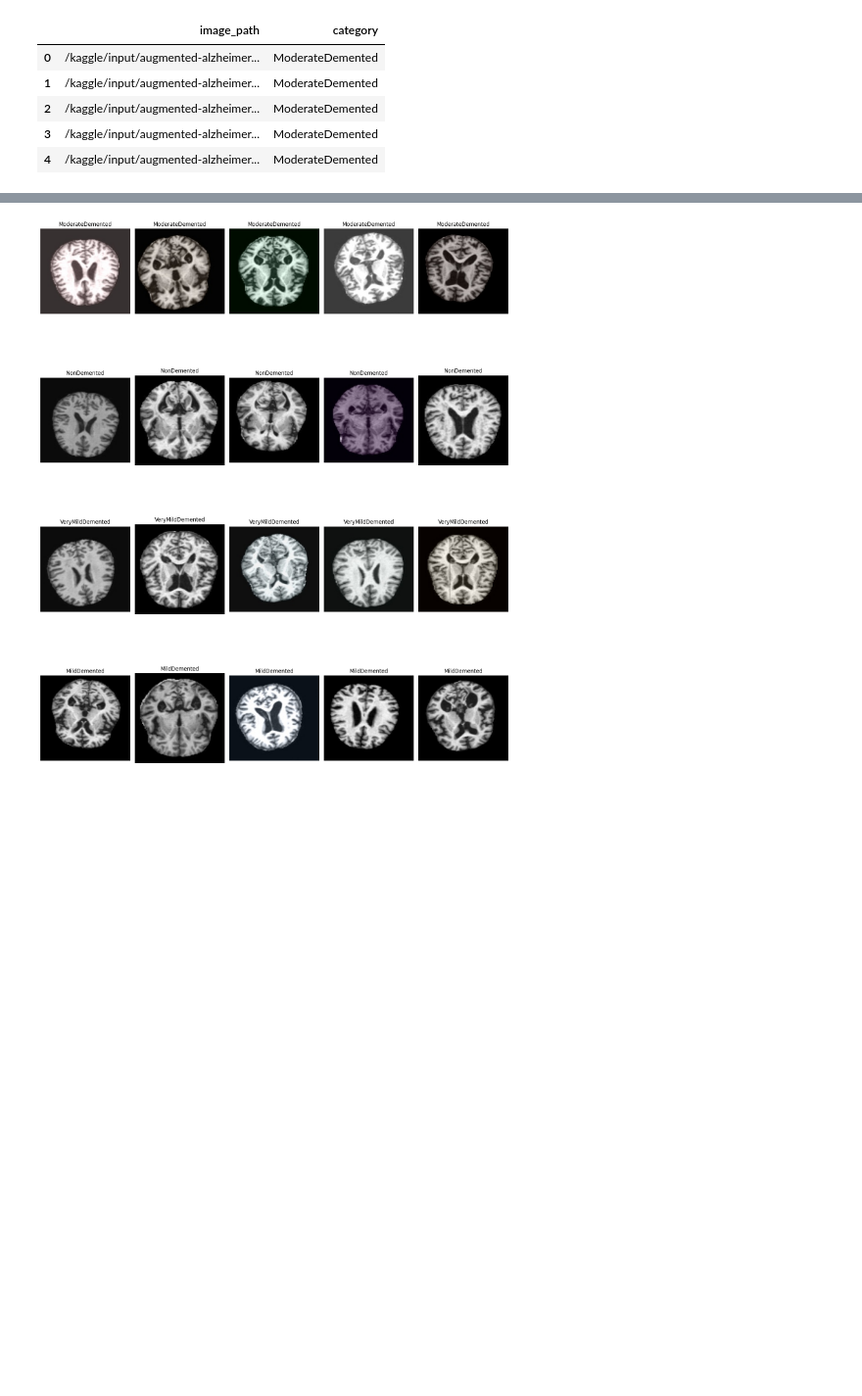
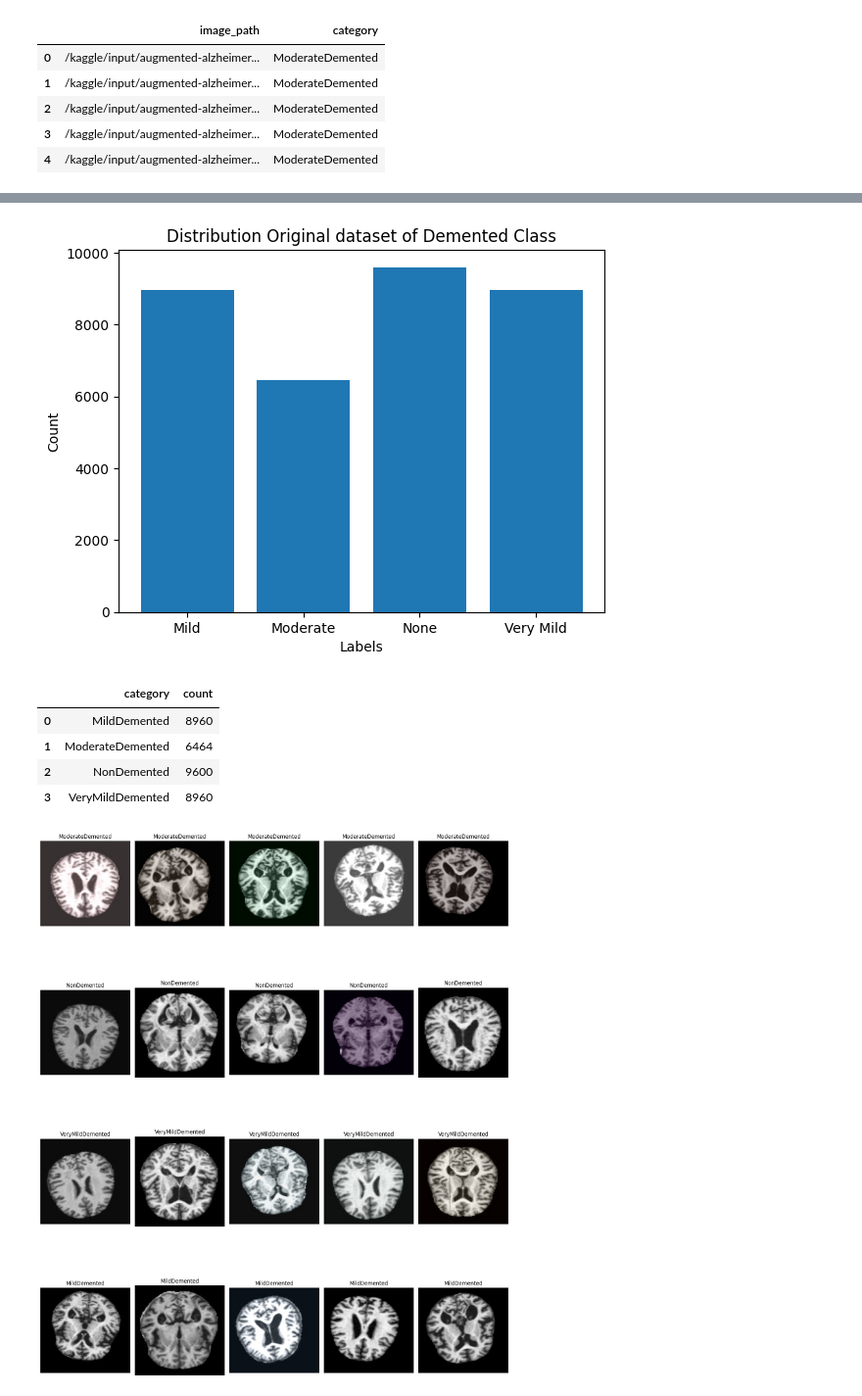
Before and after one commit to genandlam/kaggle-alzheimer-mri, a Jupyter notebook: augmented-alzheimer-mri.ipynb, the cells around one changed output, grey strips where cells are left out. Shown at 98% size. Drawn from its saved outputs; the diff is of its cells as text; code cells hidden in the pictures; blank space fills up the shorter version.

```diff
--- a/augmented-alzheimer-mri.ipynb
+++ b/augmented-alzheimer-mri.ipynb
@@ -148,3 +132,13 @@ graph_o
+# %%
+graph_o =  plot_bar(df_o,'Distribution Original dataset of Demented Class' )
+graph_o
+# %% [output]
+[figure, added]
+|  | category | count |
+| 0 | MildDemented | 8960 |
+| 1 | ModerateDemented | 6464 |
+| 2 | NonDemented | 9600 |
+| 3 | VeryMildDemented | 8960 |
 # %%
 def show_random_images(column, number_of_images_to_show=5,df=df, grey=False):
     categories = df["category"].unique()
```
Also changed, not shown: parts of 13 cells of this notebook.
